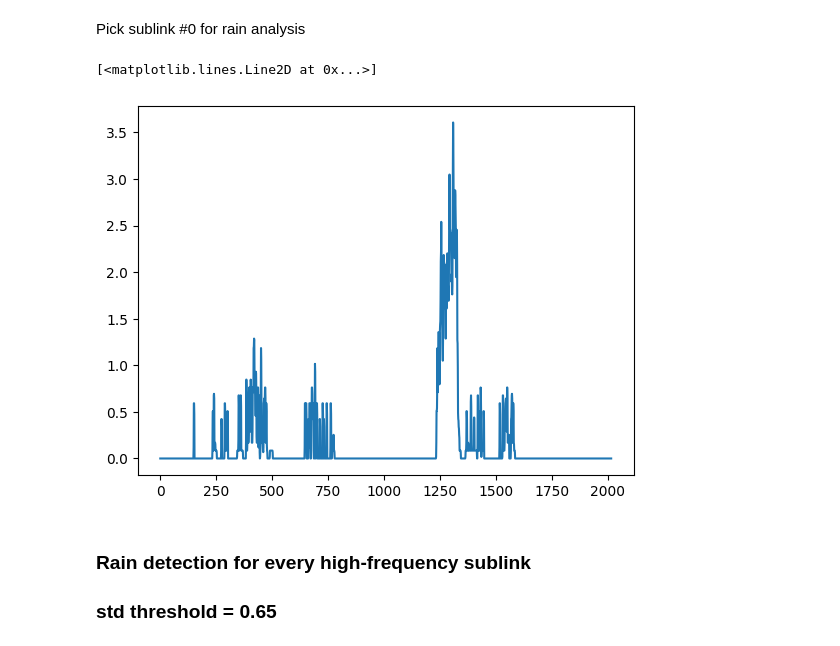
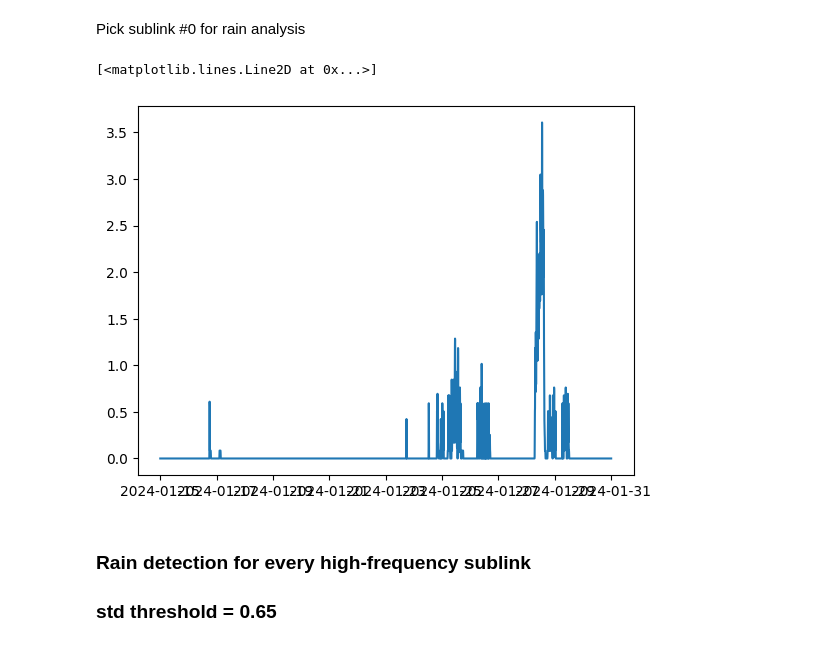
Before and after one commit to gabrielawr/OpenMesh_pynncml, a Jupyter notebook: src/analysis/pynncml_experiments/notebooks/LinkAnalysis.ipynb, the cells around one changed output. Saved outputs shown, nothing was run; the diff lists cells and outputs as text; code cells hidden in the pictures.

```diff
--- a/src/analysis/pynncml_experiments/notebooks/LinkAnalysis.ipynb
+++ b/src/analysis/pynncml_experiments/notebooks/LinkAnalysis.ipynb
@@ -172,7 +172,7 @@ Plotting data for 37 gauges from PointSet...
 2. From xarray to LinkSet
 # %%
 # Create the LinkSet from 24/01 until 31/01
-link_set = patched_xarray2link_with_gauges(ds, ps, max_distance=5000, change2min_max=True, time_slice=True, start='2024-01-24', end='2024-01-31')
+link_set = patched_xarray2link_with_gauges(ds, ps, max_distance=5000, change2min_max=True, time_slice=True, start='2024-01-15', end='2024-01-30')
 
 print(f"✅ Created LinkSet with {len(link_set)} sublinks")
 # %% [output]
@@ -211,10 +211,10 @@ Pick sublink #0 for rain analysis
 # %%
 linkmm = HF_set.get_link(0)
 # %%
-plt.plot(linkmm.gauge_ref[0].data_array)
+plt.plot(linkmm.gauge_ref[0].time_array.astype('datetime64[s]'), linkmm.gauge_ref[0].data_array)
 # %% [output]
 [<matplotlib.lines.Line2D at 0x...>]
-[figure, old version]
+[figure, new version]
 # %% [markdown]
 ### Rain detection for every high-frequency sublink
 ### std threshold = 0.65
```
Also changed, not shown: parts of 17 cells of this notebook, 2 other files.
